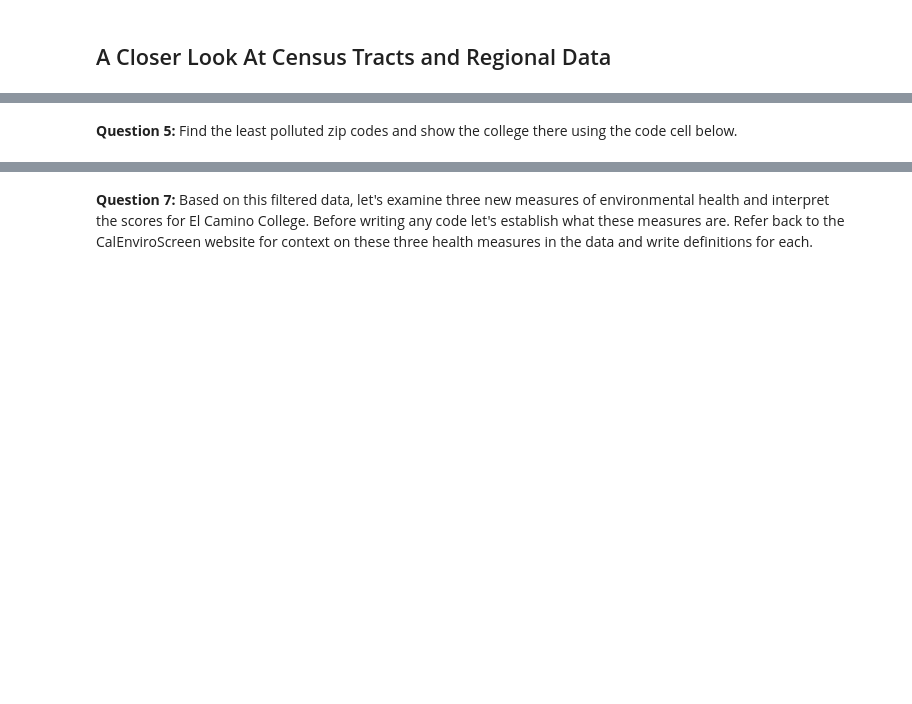
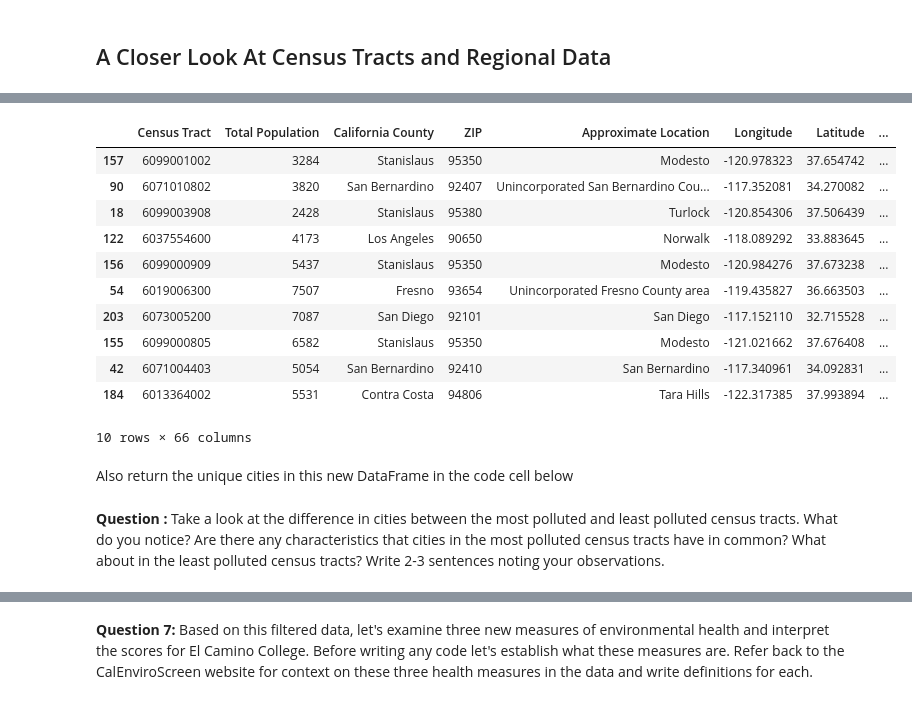
Before and after one commit to ds-modules/ECC-Sp24, a Jupyter notebook: CalEnviroScreen/CES-HWDraft.ipynb, the cells around one changed output, grey strips where cells are left out. Drawn from its saved outputs; the diff is of its cells as text; code cells hidden in the pictures; blank space fills up the shorter version.

```diff
--- a/CalEnviroScreen/CES-HWDraft.ipynb
+++ b/CalEnviroScreen/CES-HWDraft.ipynb
@@ -171,6 +213,18 @@ Notice that after joining both of our DataFrames, we are only left with 208 rows
 # %%
-# TODO: Write code to find the most polluted zip codes and display the colleges
+# TODO: Write code to find the least polluted zip codes and display the colleges
 
-ces_cc.sort_values(by='CES 4.0 Score', ascending=False).head(10)
+least_polluted = ces_cc.sort_values(by='CES 4.0 Score', ascending=True).head(10)
+least_polluted
+# %% [output]
+|  | Census Tract | Total Population | California County | ZIP | Approximate Location | Longitude | Latitude | ... |
+| 157 | 6099001002 | 3284 | Stanislaus | 95350 | Modesto | -120.978323 | 37.654742 | ... |
+| 90 | 6071010802 | 3820 | San Bernardino | 92407 | Unincorporated San Bernardino Cou... | -117.352081 | 34.270082 | ... |
+| 18 | 6099003908 | 2428 | Stanislaus | 95380 | Turlock | -120.854306 | 37.506439 | ... |
+| 122 | 6037554600 | 4173 | Los Angeles | 90650 | Norwalk | -118.089292 | 33.883645 | ... |
+| 156 | 6099000909 | 5437 | Stanislaus | 95350 | Modesto | -120.984276 | 37.673238 | ... |
+| 54 | 6019006300 | 7507 | Fresno | 93654 | Unincorporated Fresno County area | -119.435827 | 36.663503 | ... |
+| 203 | 6073005200 | 7087 | San Diego | 92101 | San Diego | -117.152110 | 32.715528 | ... |
+| 155 | 6099000805 | 6582 | Stanislaus | 95350 | Modesto | -121.021662 | 37.676408 | ... |
+| 42 | 6071004403 | 5054 | San Bernardino | 92410 | San Bernardino | -117.340961 | 34.092831 | ... |
+| 184 | 6013364002 | 5531 | Contra Costa | 94806 | Tara Hills | -122.317385 | 37.993894 | ... |
+10 rows × 66 columns
-# %% [markdown]
-**Question 5:** Find the least polluted zip codes and show the college there using the code cell below.
@@ -180,0 +231,2 @@ ces_cc.sort_values(by='CES 4.0 Score', ascending=True).head(10)
+# %% [markdown]
+Also return the unique cities in this new DataFrame in the code cell below
@@ -180,0 +237,2 @@ ces_cc.sort_values(by='CES 4.0 Score', ascending=True).head(10)
+# %% [markdown]
+**Question :** Take a look at the difference in cities between the most polluted and least polluted census tracts. What do you notice? Are there any characteristics that cities in the most polluted census tracts have in common? What about in the least polluted census tracts? Write 2-3 sentences noting your observations.
```
Also changed, not shown: parts of 35 cells of this notebook.
